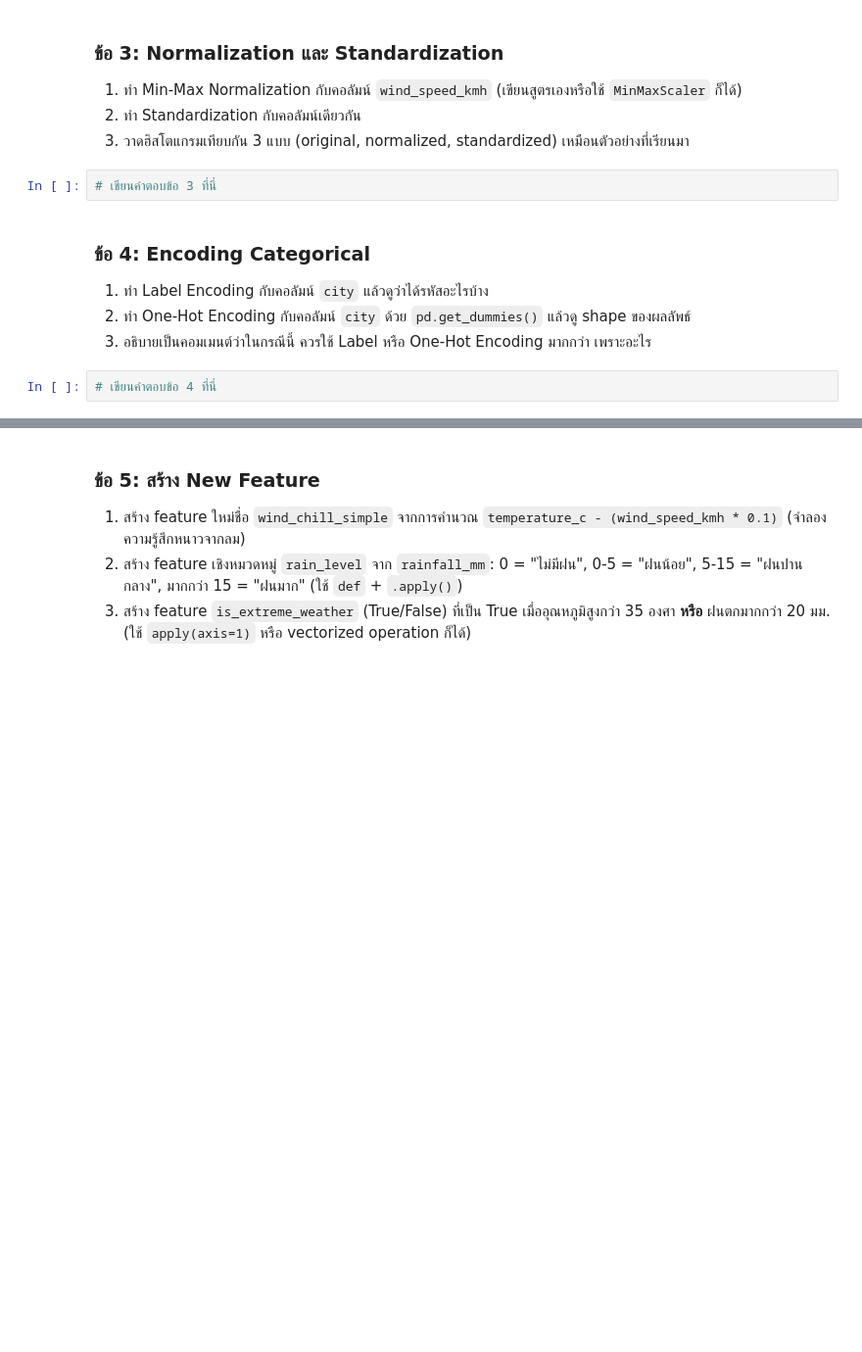
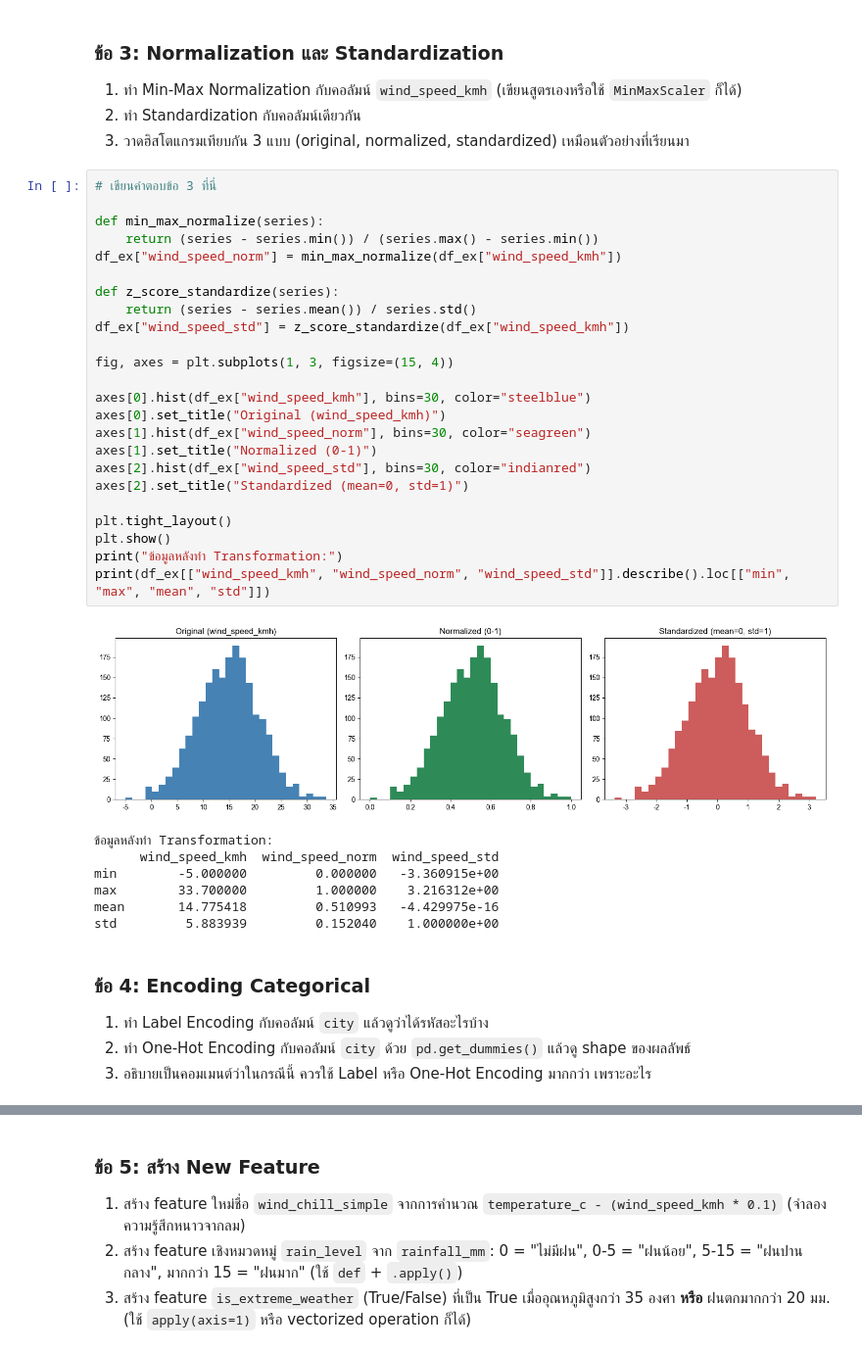
Before and after one commit to phatchariya202/683020589-0_Phatchariya, a Jupyter notebook: Module-A-Notebooks/SC612104_Session10_Data_Cleaning.ipynb, the cells around one changed output, grey strips where cells are left out. Shown at 98% size. Saved outputs shown, nothing was run; the diff lists cells and outputs as text; blank space fills up the shorter version.

```diff
--- a/Module-A-Notebooks/SC612104_Session10_Data_Cleaning.ipynb
+++ b/Module-A-Notebooks/SC612104_Session10_Data_Cleaning.ipynb
@@ -877,12 +1165,40 @@ print(df_clean[["city", "date"] + new_features].head())
 1. ทำ Min-Max Normalization กับคอลัมน์ `wind_speed_kmh` (เขียนสูตรเองหรือใช้ `MinMaxScaler` ก็ได้)
 2. ทำ Standardization กับคอลัมน์เดียวกัน
 3. วาดฮิสโตแกรมเทียบกัน 3 แบบ (original, normalized, standardized) เหมือนตัวอย่างที่เรียนมา
-# %%
-# เขียนคำตอบข้อ 3 ที่นี่
+# %%
+# เขียนคำตอบข้อ 3 ที่นี่
+
+def min_max_normalize(series):
+    return (series - series.min()) / (series.max() - series.min())
+df_ex["wind_speed_norm"] = min_max_normalize(df_ex["wind_speed_kmh"])
+
+def z_score_standardize(series):
+    return (series - series.mean()) / series.std()
+df_ex["wind_speed_std"] = z_score_standardize(df_ex["wind_speed_kmh"])
+
+fig, axes = plt.subplots(1, 3, figsize=(15, 4))
+
+axes[0].hist(df_ex["wind_speed_kmh"], bins=30, color="steelblue")
+axes[0].set_title("Original (wind_speed_kmh)")
+axes[1].hist(df_ex["wind_speed_norm"], bins=30, color="seagreen")
+axes[1].set_title("Normalized (0-1)")
+axes[2].hist(df_ex["wind_speed_std"], bins=30, color="indianred")
+axes[2].set_title("Standardized (mean=0, std=1)")
+
+plt.tight_layout()
+plt.show()
+print("ข้อมูลหลังทำ Transformation:")
+print(df_ex[["wind_speed_kmh", "wind_speed_norm", "wind_speed_std"]].describe().loc[["min", "max", "mean", "std"]])
+# %% [output]
+[figure, added]
+ข้อมูลหลังทำ Transformation:
+      wind_speed_kmh  wind_speed_norm  wind_speed_std
+min        -5.000000         0.000000   -3.360915e+00
+max        33.700000         1.000000    3.216312e+00
+mean       14.775418         0.510993   -4.429975e-16
+std         5.883939         0.152040    1.000000e+00
 # %% [markdown]
 ### ข้อ 4: Encoding Categorical
 1. ทำ Label Encoding กับคอลัมน์ `city` แล้วดูว่าได้รหัสอะไรบ้าง
 2. ทำ One-Hot Encoding กับคอลัมน์ `city` ด้วย `pd.get_dummies()` แล้วดู shape ของผลลัพธ์
 3. อธิบายเป็นคอมเมนต์ว่าในกรณีนี้ ควรใช้ Label หรือ One-Hot Encoding มากกว่า เพราะอะไร
-# %%
-# เขียนคำตอบข้อ 4 ที่นี่
```
Also changed, not shown: parts of 40 cells of this notebook.
